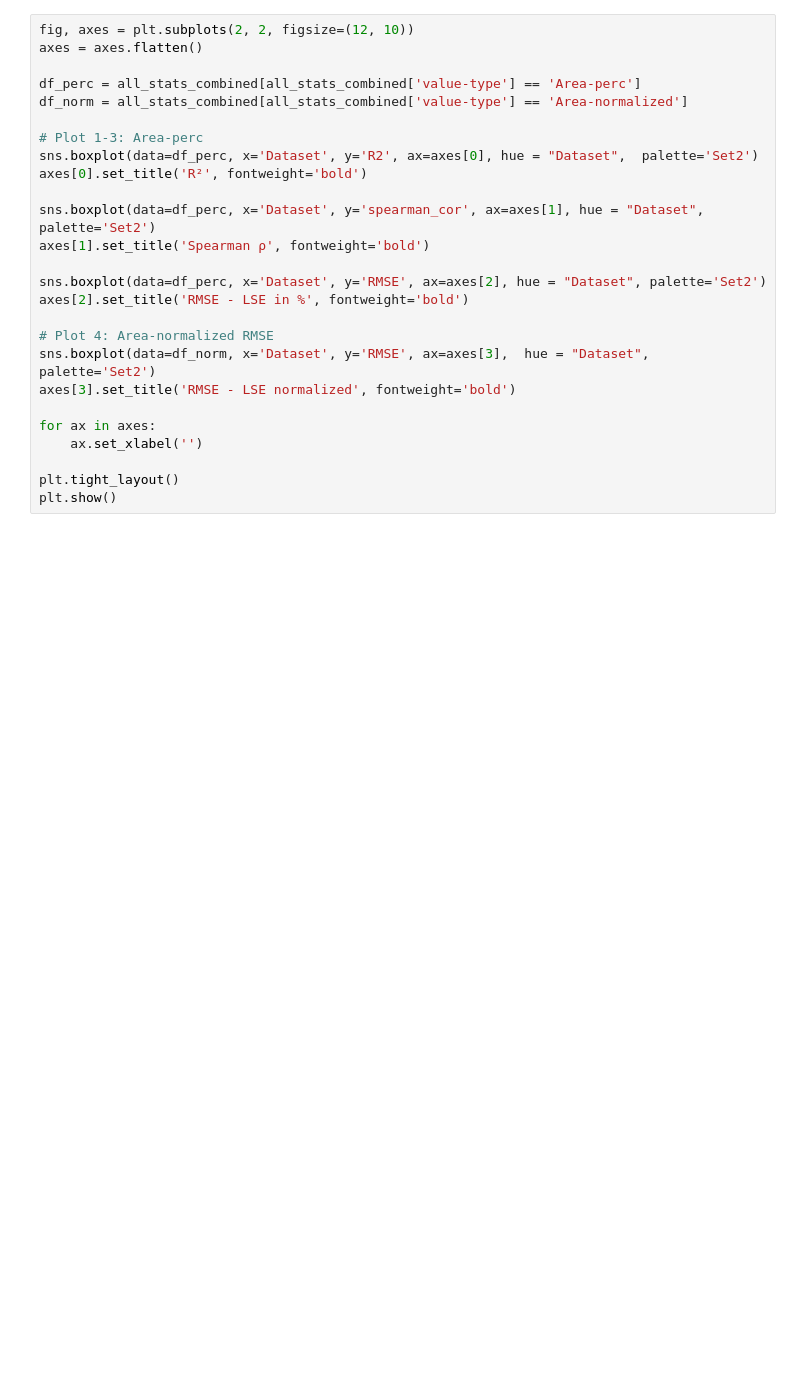
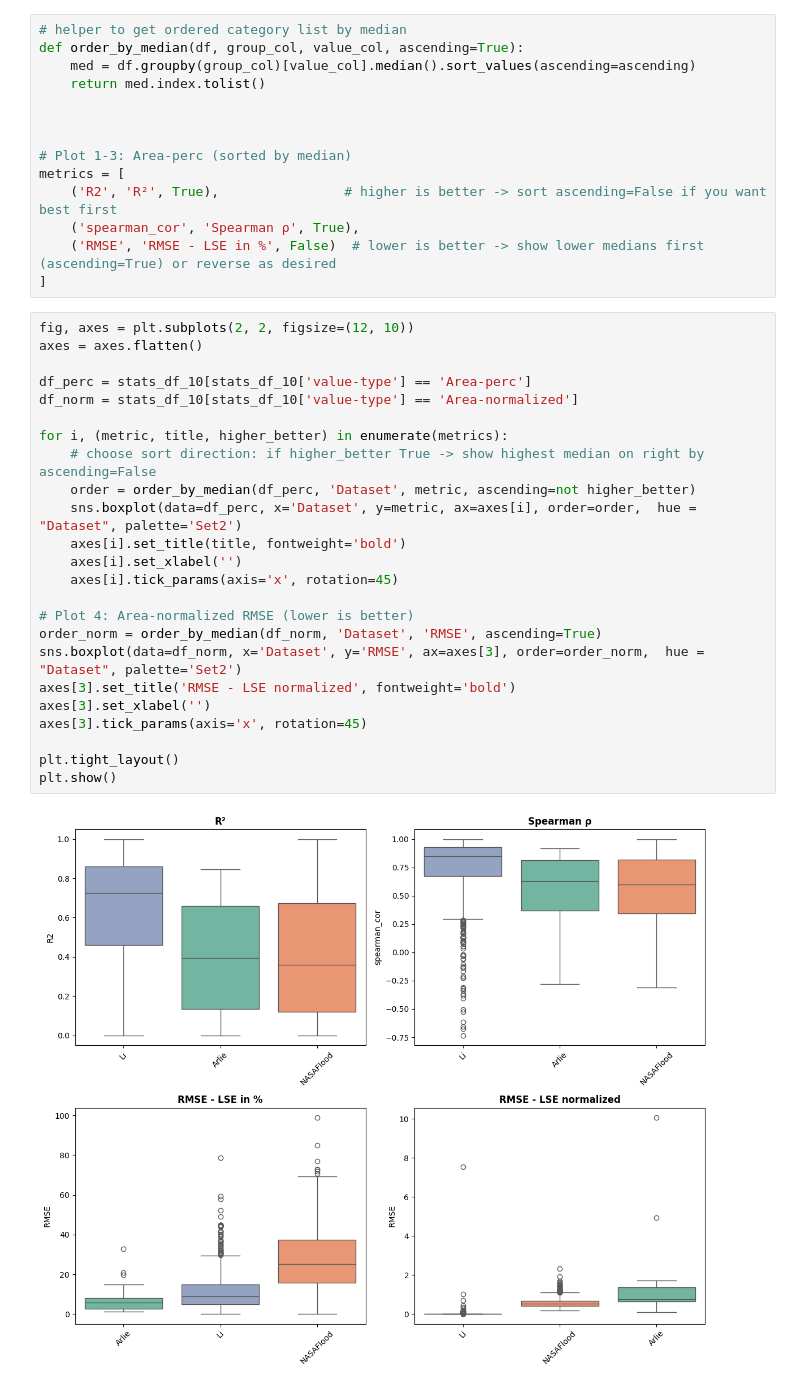
Before and after one commit to ElenaScholz/gwp-validation, a Jupyter notebook: notebooks/plots.ipynb, the cells around one changed output. Saved outputs shown, nothing was run; the diff lists cells and outputs as text; blank space fills up the shorter version.

```diff
--- a/notebooks/plots.ipynb
+++ b/notebooks/plots.ipynb
@@ -128,29 +161,43 @@ plt.show()
+# %%
+# helper to get ordered category list by median
+def order_by_median(df, group_col, value_col, ascending=True):
+    med = df.groupby(group_col)[value_col].median().sort_values(ascending=ascending)
+    return med.index.tolist()
+
+
+
+# Plot 1-3: Area-perc (sorted by median)
+metrics = [
+    ('R2', 'R²', True),                # higher is better -> sort ascending=False if you want best first
+    ('spearman_cor', 'Spearman ρ', True),
+    ('RMSE', 'RMSE - LSE in %', False)  # lower is better -> show lower medians first (ascending=True) or reverse as desired
+]
 # %%
 fig, axes = plt.subplots(2, 2, figsize=(12, 10))
 axes = axes.flatten()
 
-df_perc = all_stats_combined[all_stats_combined['value-type'] == 'Area-perc']
-df_norm = all_stats_combined[all_stats_combined['value-type'] == 'Area-normalized']
+df_perc = stats_df_10[stats_df_10['value-type'] == 'Area-perc']
+df_norm = stats_df_10[stats_df_10['value-type'] == 'Area-normalized']
 
-# Plot 1-3: Area-perc
-sns.boxplot(data=df_perc, x='Dataset', y='R2', ax=axes[0], hue = "Dataset",  palette='Set2')
-axes[0].set_title('R²', fontweight='bold')
+for i, (metric, title, higher_better) in enumerate(metrics):
+    # choose sort direction: if higher_better True -> show highest median on right by ascending=False
+    order = order_by_median(df_perc, 'Dataset', metric, ascending=not higher_better)
+    sns.boxplot(data=df_perc, x='Dataset', y=metric, ax=axes[i], order=order,  hue = "Dataset", palette='Set2')
+    axes[i].set_title(title, fontweight='bold')
+    axes[i].set_xlabel('')
+    axes[i].tick_params(axis='x', rotation=45)
 
-sns.boxplot(data=df_perc, x='Dataset', y='spearman_cor', ax=axes[1], hue = "Dataset",  palette='Set2')
-axes[1].set_title('Spearman ρ', fontweight='bold')
-
-sns.boxplot(data=df_perc, x='Dataset', y='RMSE', ax=axes[2], hue = "Dataset", palette='Set2')
-axes[2].set_title('RMSE - LSE in %', fontweight='bold')
-
-# Plot 4: Area-normalized RMSE
-sns.boxplot(data=df_norm, x='Dataset', y='RMSE', ax=axes[3],  hue = "Dataset", palette='Set2')
+# Plot 4: Area-normalized RMSE (lower is better)
+order_norm = order_by_median(df_norm, 'Dataset', 'RMSE', ascending=True)
+sns.boxplot(data=df_norm, x='Dataset', y='RMSE', ax=axes[3], order=order_norm,  hue = "Dataset", palette='Set2')
 axes[3].set_title('RMSE - LSE normalized', fontweight='bold')
-
-for ax in axes:
-    ax.set_xlabel('')
+axes[3].set_xlabel('')
+axes[3].tick_params(axis='x', rotation=45)
 
 plt.tight_layout()
 plt.show()
+# %% [output]
+[figure, added]
 # %%
 fig, axes = plt.subplots(2, 2, figsize=(12, 10))
 axes = axes.flatten()
```
Also changed, not shown: parts of 6 cells of this notebook, 9 other files.
